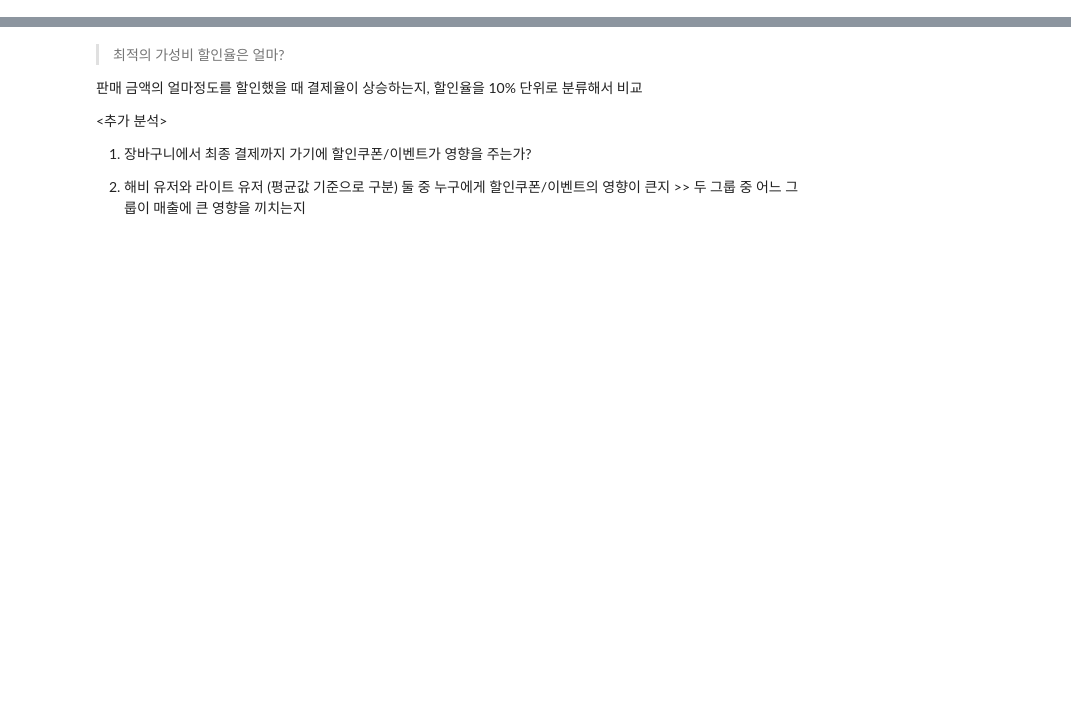
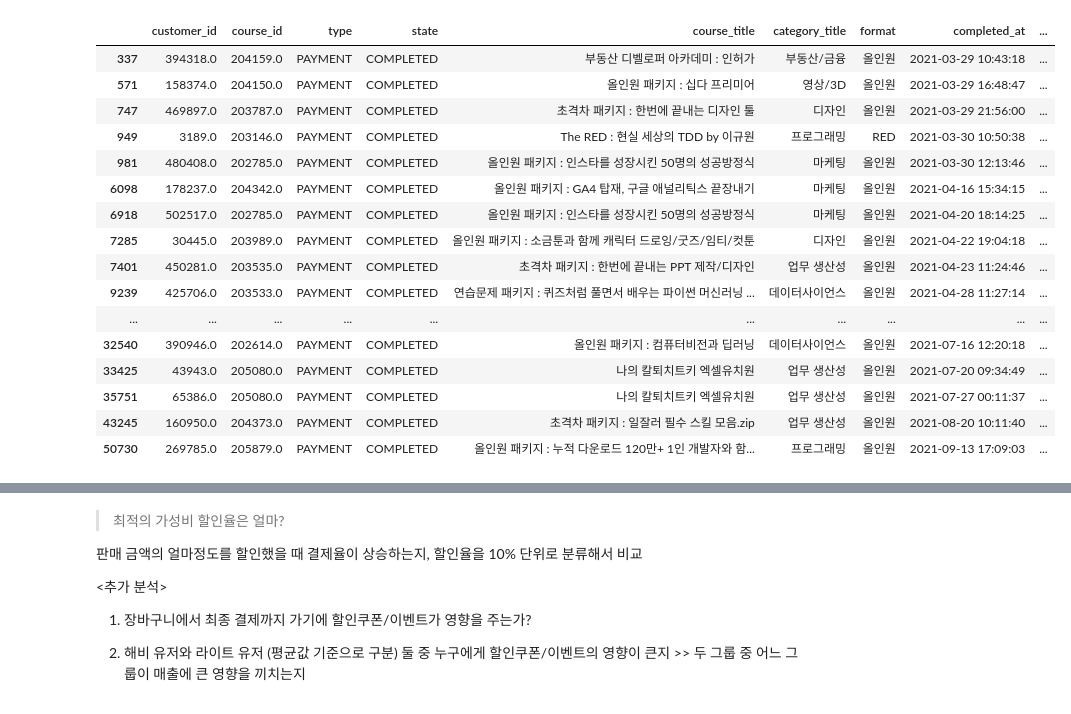
Before and after one commit to Kim-SeongSu/Self-study_and_Review, a Jupyter notebook: project/미니프로젝트_김성수.ipynb, the cells around one changed output, grey strips where cells are left out. Saved outputs shown, nothing was run; the diff lists cells and outputs as text; code cells hidden in the pictures; blank space fills up the shorter version.

```diff
--- a/project/미니프로젝트_김성수.ipynb
+++ b/project/미니프로젝트_김성수.ipynb
@@ -27,0 +57,4 @@ df.head()
+# %%
+#결측치 확인
+df = df.dropna(subset=['category_title'])
+df.isna().sum()
@@ -27,0 +85,4 @@ df.head()
+# %%
+# 'id'와'tax_free_amount' 컬럼 제거
+df = df.drop(['id','tax_free_amount'],axis = 'columns')
+df.head()
@@ -27,0 +125,4 @@ df.head()
+# %%
+# 합친 데이터 중에서 중복된 customer_id를 제거해준다.
+df_total= df_total.drop_duplicates(subset='customer_id')
+df_total['type'].value_counts()
@@ -27,0 +133,6 @@ df.head()
+# %%
+# 남아있는 REFUND는 제공된 데이터 기간 전에 결제를 완료하고, 제공된 기간 내에 환불이 완료된 데이터이다.
+# 정해진 기간내의 환불 비율을 알고싶으므로 PAYMENT만 골라낸다.
+df_pay = df_total['type'] == 'PAYMENT'
+df_pay = df_total[df_pay]
+df_pay['type'].value_counts()
@@ -27,0 +227,20 @@ df.head()
+# %%
+df_pay[(df_pay['transaction_amount'] == 0) & (df_pay['coupon_title'].str.contains('검수'))]
+# %% [output]
+|  | customer_id | course_id | type | state | course_title | category_title | format | completed_at | ... |
+| 337 | 394318.0 | 204159.0 | PAYMENT | COMPLETED | 부동산 디벨로퍼 아카데미 : 인허가 | 부동산/금융 | 올인원 | 2021-03-29 10:43:18 | ... |
+| 571 | 158374.0 | 204150.0 | PAYMENT | COMPLETED | 올인원 패키지 : 십다 프리미어 | 영상/3D | 올인원 | 2021-03-29 16:48:47 | ... |
+| 747 | 469897.0 | 203787.0 | PAYMENT | COMPLETED | 초격차 패키지 : 한번에 끝내는 디자인 툴 | 디자인 | 올인원 | 2021-03-29 21:56:00 | ... |
+| 949 | 3189.0 | 203146.0 | PAYMENT | COMPLETED | The RED : 현실 세상의 TDD by 이규원 | 프로그래밍 | RED | 2021-03-30 10:50:38 | ... |
+| 981 | 480408.0 | 202785.0 | PAYMENT | COMPLETED | 올인원 패키지 : 인스타를 성장시킨 50명의 성공방정식 | 마케팅 | 올인원 | 2021-03-30 12:13:46 | ... |
+| 6098 | 178237.0 | 204342.0 | PAYMENT | COMPLETED | 올인원 패키지 : GA4 탑재, 구글 애널리틱스 끝장내기 | 마케팅 | 올인원 | 2021-04-16 15:34:15 | ... |
+| 6918 | 502517.0 | 202785.0 | PAYMENT | COMPLETED | 올인원 패키지 : 인스타를 성장시킨 50명의 성공방정식 | 마케팅 | 올인원 | 2021-04-20 18:14:25 | ... |
+| 7285 | 30445.0 | 203989.0 | PAYMENT | COMPLETED | 올인원 패키지 : 소금툰과 함께 캐릭터 드로잉/굿즈/임티/컷툰 | 디자인 | 올인원 | 2021-04-22 19:04:18 | ... |
+| 7401 | 450281.0 | 203535.0 | PAYMENT | COMPLETED | 초격차 패키지 : 한번에 끝내는 PPT 제작/디자인 | 업무 생산성 | 올인원 | 2021-04-23 11:24:46 | ... |
+| 9239 | 425706.0 | 203533.0 | PAYMENT | COMPLETED | 연습문제 패키지 : 퀴즈처럼 풀면서 배우는 파이썬 머신러닝 ... | 데이터사이언스 | 올인원 | 2021-04-28 11:27:14 | ... |
+| ... | ... | ... | ... | ... | ... | ... | ... | ... | ... |
+| 32540 | 390946.0 | 202614.0 | PAYMENT | COMPLETED | 올인원 패키지 : 컴퓨터비전과 딥러닝 | 데이터사이언스 | 올인원 | 2021-07-16 12:20:18 | ... |
+| 33425 | 43943.0 | 205080.0 | PAYMENT | COMPLETED | 나의 칼퇴치트키 엑셀유치원 | 업무 생산성 | 올인원 | 2021-07-20 09:34:49 | ... |
+| 35751 | 65386.0 | 205080.0 | PAYMENT | COMPLETED | 나의 칼퇴치트키 엑셀유치원 | 업무 생산성 | 올인원 | 2021-07-27 00:11:37 | ... |
+| 43245 | 160950.0 | 204373.0 | PAYMENT | COMPLETED | 초격차 패키지 : 일잘러 필수 스킬 모음.zip | 업무 생산성 | 올인원 | 2021-08-20 10:11:40 | ... |
+| 50730 | 269785.0 | 205879.0 | PAYMENT | COMPLETED | 올인원 패키지 : 누적 다운로드 120만+ 1인 개발자와 함... | 프로그래밍 | 올인원 | 2021-09-13 17:09:03 | ... |
```
Also changed, not shown: parts of 48 cells of this notebook.
